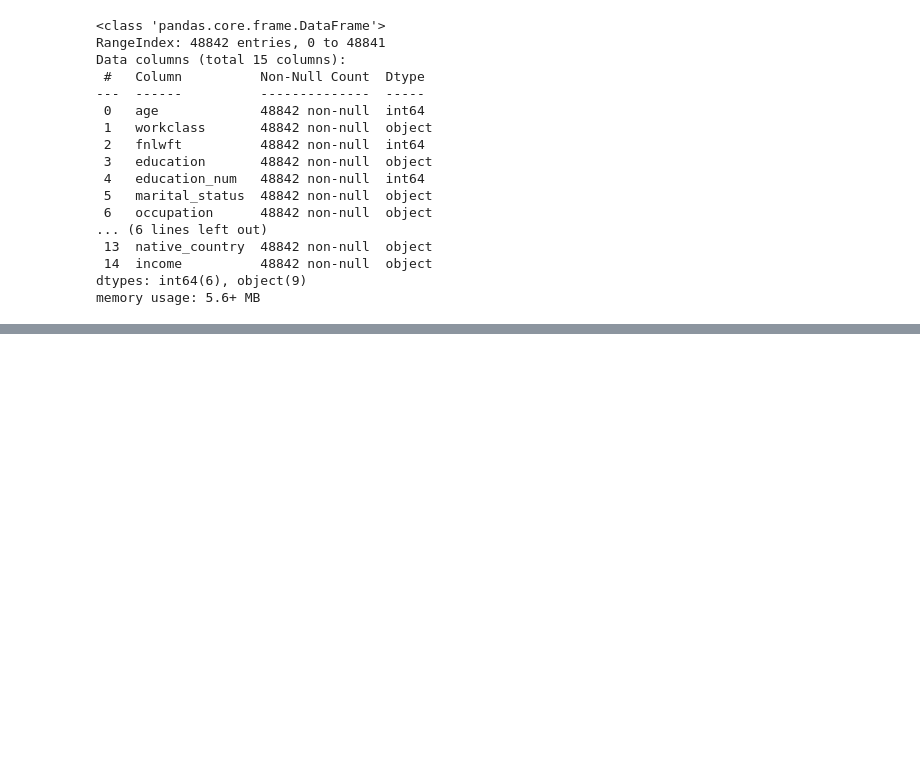
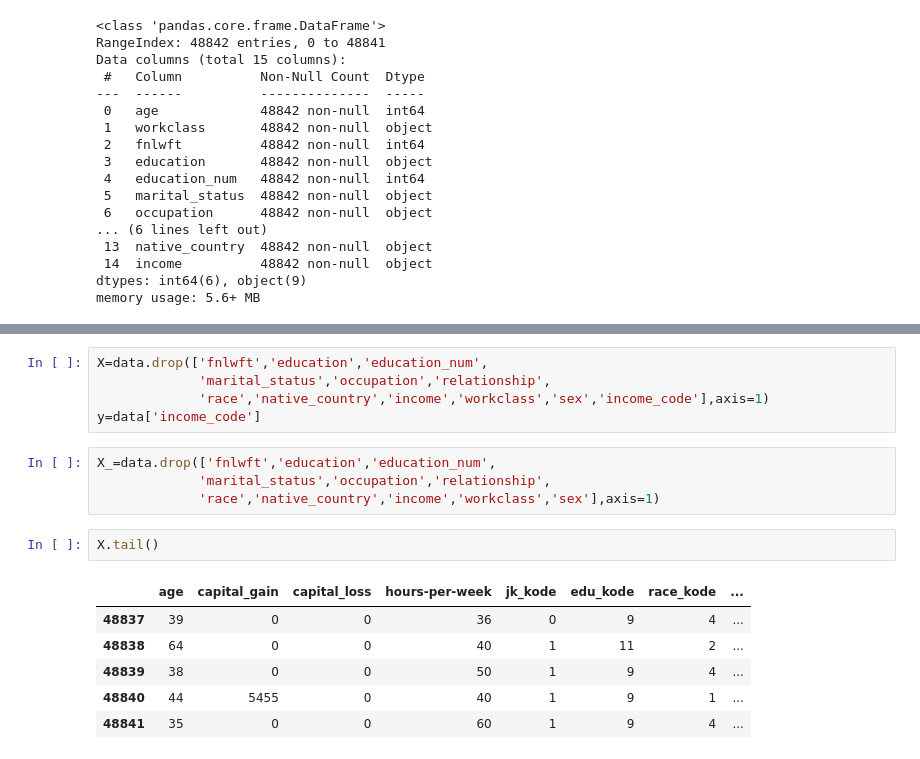
Before and after one commit to PaperBlade/machina, a Jupyter notebook: Pembelajaran_Mesin_ensemble.ipynb, the cells around one changed output, grey strips where cells are left out. Saved outputs shown, nothing was run; the diff lists cells and outputs as text; blank space fills up the shorter version.

```diff
--- a/Pembelajaran_Mesin_ensemble.ipynb
+++ b/Pembelajaran_Mesin_ensemble.ipynb
@@ -159,0 +302,18 @@ data.head()
+# %%
+X=data.drop(['fnlwft','education','education_num',
+             'marital_status','occupation','relationship',
+             'race','native_country','income','workclass','sex','income_code'],axis=1)
+y=data['income_code']
+# %%
+X_=data.drop(['fnlwft','education','education_num',
+             'marital_status','occupation','relationship',
+             'race','native_country','income','workclass','sex'],axis=1)
+# %%
+X.tail()
+# %% [output]
+|  | age | capital_gain | capital_loss | hours-per-week | jk_kode | edu_kode | race_kode | ... |
+| 48837 | 39 | 0 | 0 | 36 | 0 | 9 | 4 | ... |
+| 48838 | 64 | 0 | 0 | 40 | 1 | 11 | 2 | ... |
+| 48839 | 38 | 0 | 0 | 50 | 1 | 9 | 4 | ... |
+| 48840 | 44 | 5455 | 0 | 40 | 1 | 9 | 1 | ... |
+| 48841 | 35 | 0 | 0 | 60 | 1 | 9 | 4 | ... |
```
Also changed, not shown: parts of 25 cells of this notebook.
